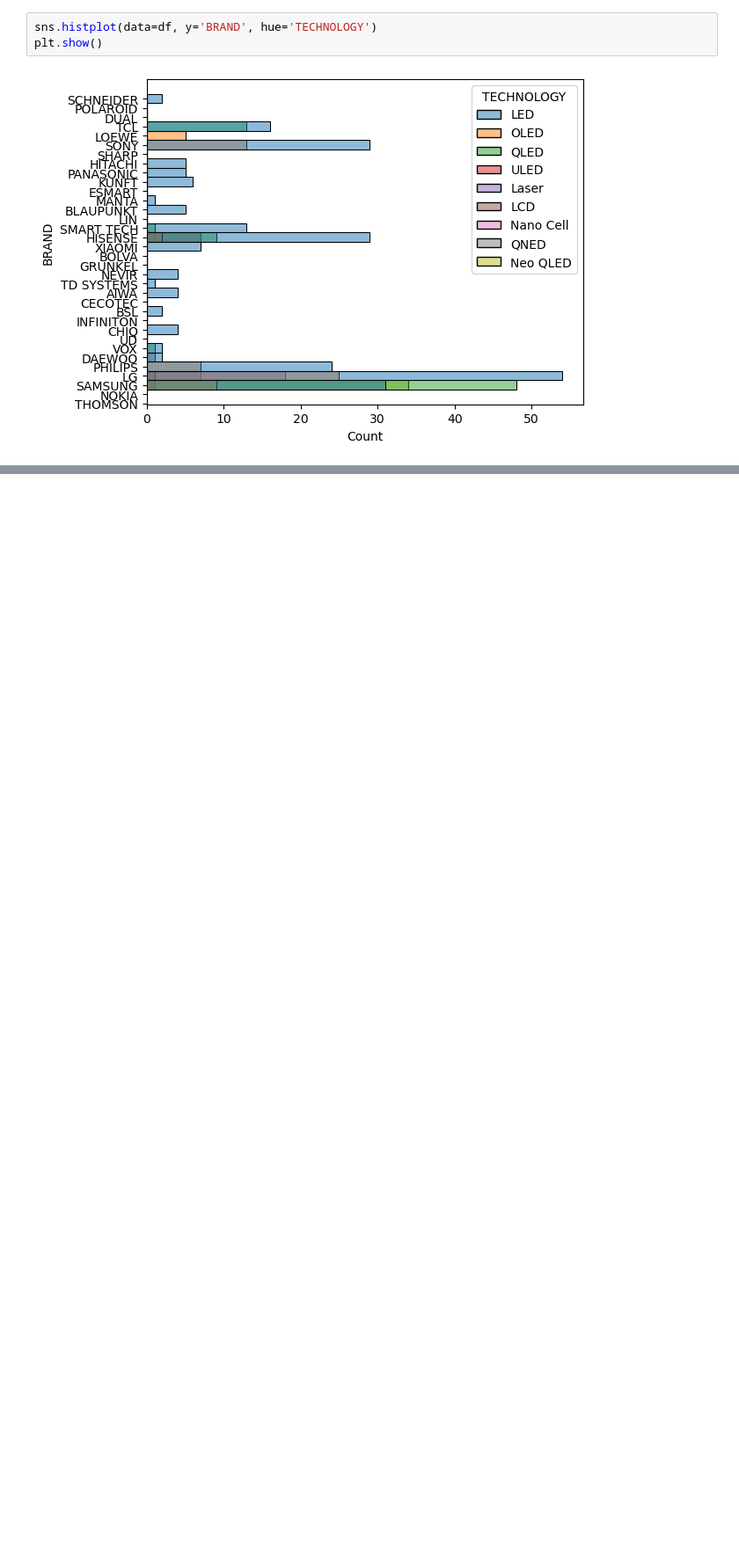
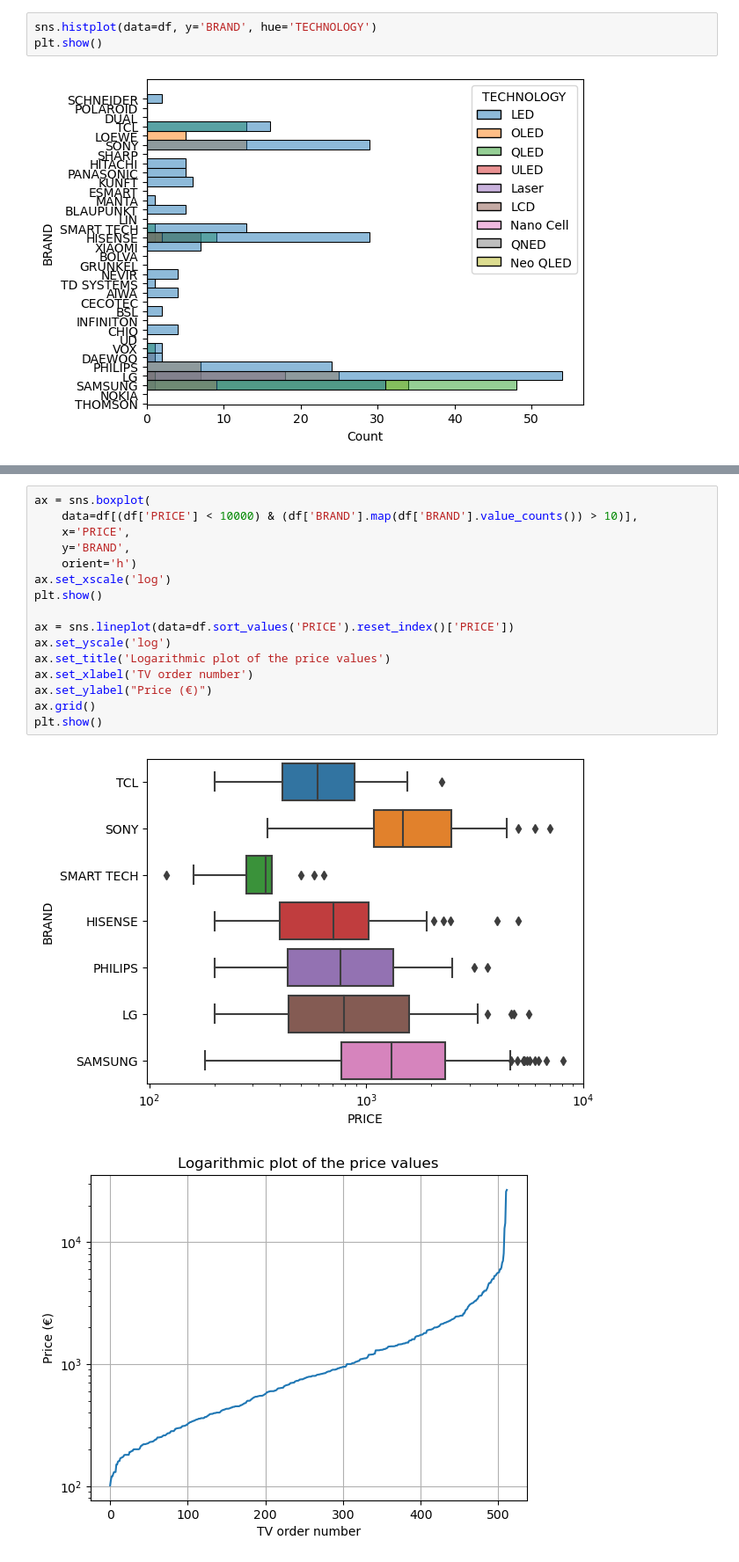
Before and after one commit to pedrodamas1/Scraping-TV-Prices, a Jupyter notebook: TV Scraping.ipynb, the cells around one changed output, grey strips where cells are left out. Shown at 88% size. Drawn from its saved outputs; the diff is of its cells as text; blank space fills up the shorter version.

```diff
--- a/TV Scraping.ipynb
+++ b/TV Scraping.ipynb
@@ -355,0 +307,19 @@ ax.map_offdiag(sns.scatterplot)
+# %%
+ax = sns.boxplot(
+    data=df[(df['PRICE'] < 10000) & (df['BRAND'].map(df['BRAND'].value_counts()) > 10)],
+    x='PRICE',
+    y='BRAND',
+    orient='h')
+ax.set_xscale('log')
+plt.show()
+
+ax = sns.lineplot(data=df.sort_values('PRICE').reset_index()['PRICE'])
+ax.set_yscale('log')
+ax.set_title('Logarithmic plot of the price values')
+ax.set_xlabel('TV order number')
+ax.set_ylabel("Price (€)")
+ax.grid()
+plt.show()
+# %% [output]
+[figure, added]
+[figure, added]
```
Also changed, not shown: parts of 12 cells of this notebook, 2 other files.
